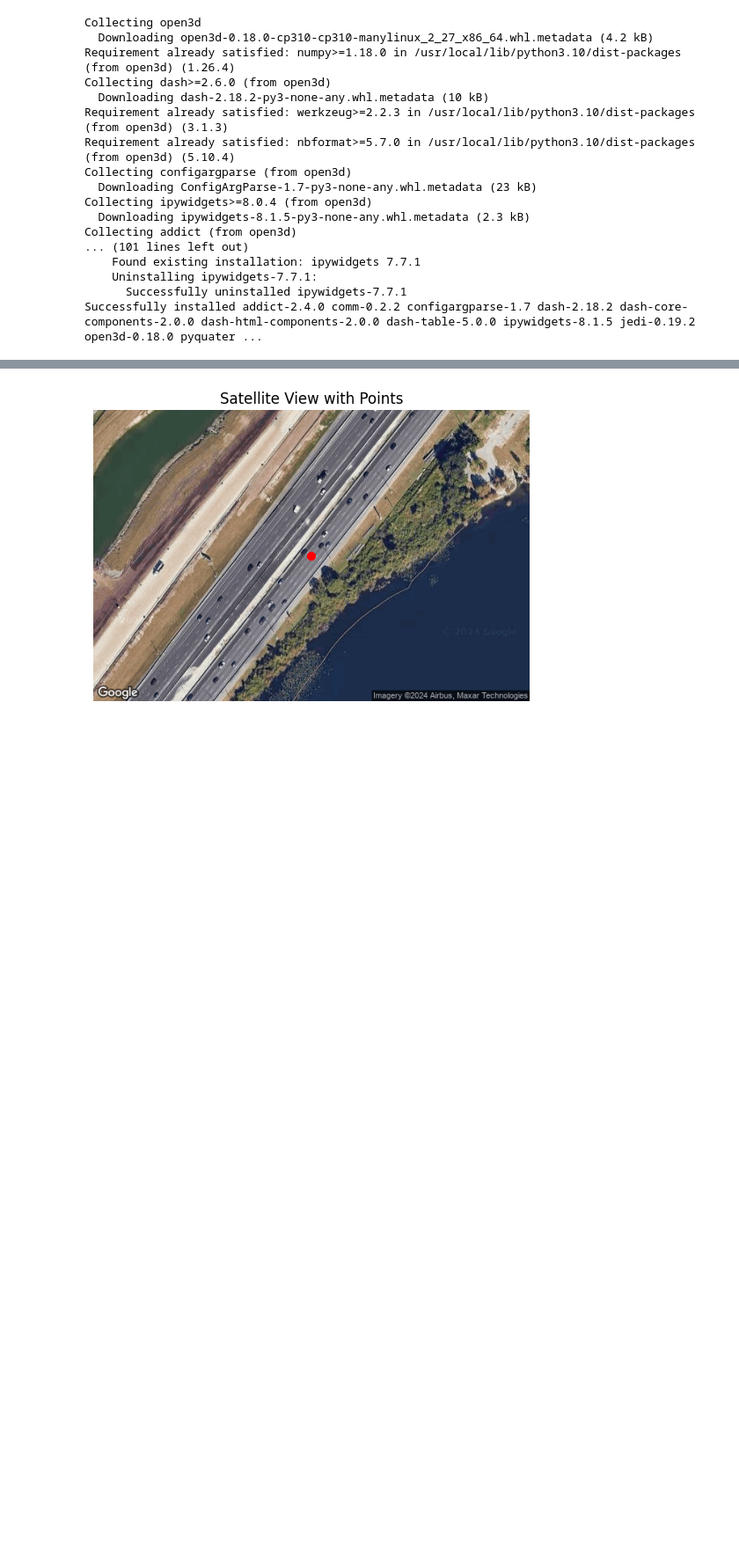
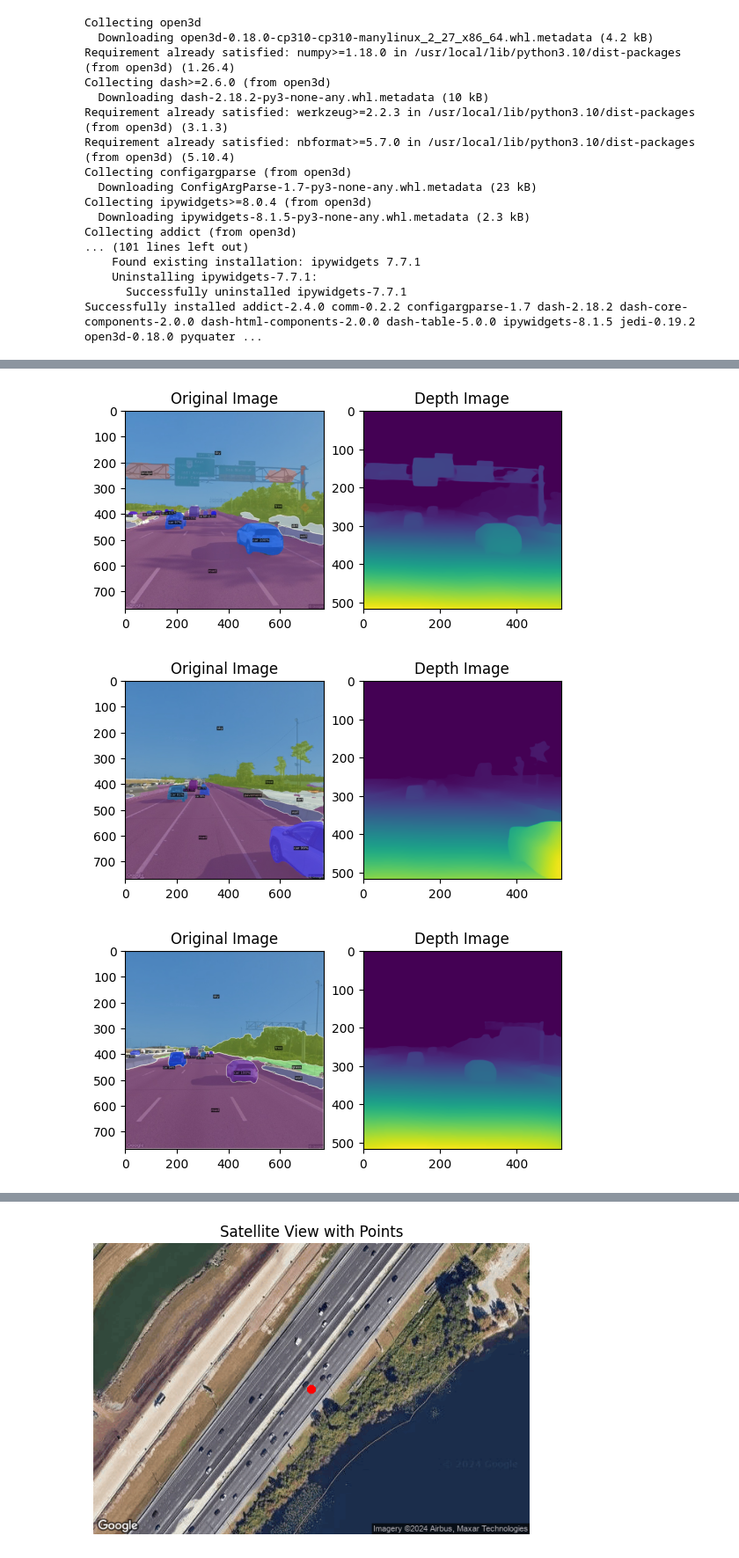
Before and after one commit to KFrimps/Detecting-road-components-that-cause-road-accidents-using-Google-Street-View-and-3D-Point-Cloud-Data, a Jupyter notebook: Untitled3.ipynb, the cells around one changed output, grey strips where cells are left out. Shown at 88% size. Saved outputs shown, nothing was run; the diff lists cells and outputs as text; code cells hidden in the pictures; blank space fills up the shorter version.

```diff
--- a/Untitled3.ipynb
+++ b/Untitled3.ipynb
@@ -334,26 +336,30 @@ DepthAnythingConfig {
 # %%
 # Preprocess images
 
 samples = []
 for i in range(num_samples):
-  input = processor(images=images[i], return_tensors="pt").to("cpu")
+  input = processor(images=images[i], return_tensors="pt").to("cuda")
 
   # Infer model
   with torch.no_grad():
     outputs = model(**input)
     depth = outputs.predicted_depth
 
   depth_image = depth.squeeze().cpu().numpy()
 
   samples.append([images[i], depth_image])
 
 for i in range(num_samples):
   fig, axs = plt.subplots(1, 2)
   axs[0].imshow(samples[i][0])
   axs[0].set_title('Original Image')
   axs[1].imshow(samples[i][1])
   axs[1].set_title('Depth Image')
   plt.show()
+# %% [output]
+[figure, added]
+[figure, added]
+[figure, added]
 # %%
 # Path to panoptic images folder
 panoptic_images_folder = "/content/drive/MyDrive/Colab Notebooks/GSV Project/Panoptic Segmentation IMGs"
```
Also changed, not shown: parts of 16 cells of this notebook.
